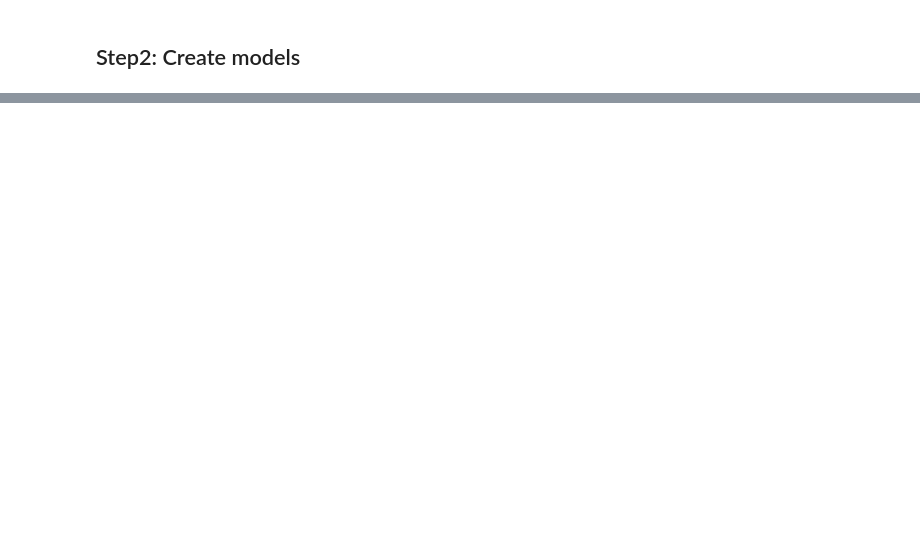
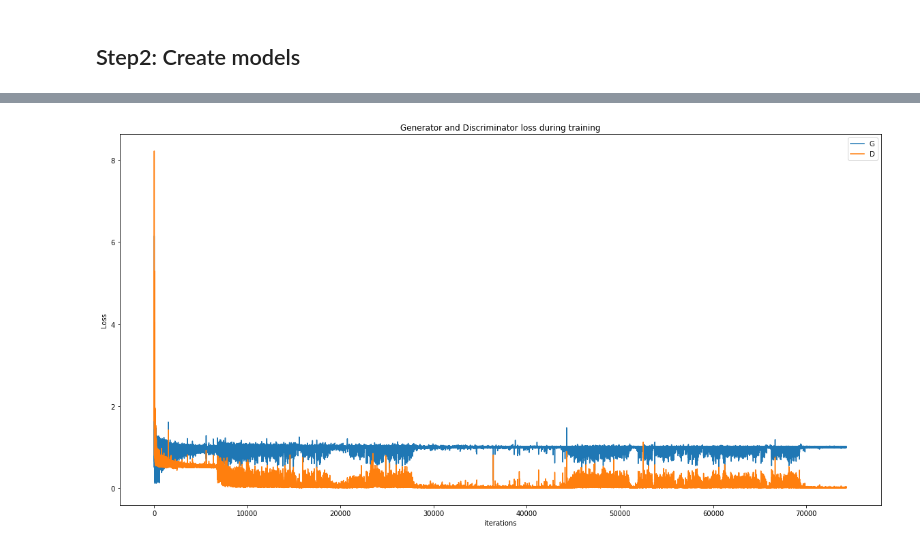
Before and after one commit to KushajveerSingh/SPADE-PyTorch, a Jupyter notebook: src/notebooks/train_model.ipynb, the cells around one changed output, grey strips where cells are left out. Cells and saved outputs as stored; diff of their text form; code cells hidden in the pictures; blank space fills up the shorter version.

```diff
--- a/src/notebooks/train_model.ipynb
+++ b/src/notebooks/train_model.ipynb
@@ -153,6 +148,6 @@ class Discriminator(nn.Module):
         x = self.layer3(x)
         x = self.layer4(x)
         x = F.leaky_relu(self.inst_norm(x))
-        print(x.size())
+
         x = self.conv(x)
-        return x
+        return x.squeeze()
@@ -159,6 +162,28 @@ class Discriminator(nn.Module):
 # %%
-epochs = 200
+epochs = 100
 lr_gen = 0.0001
 lr_dis = 0.0004
+if torch.cuda.is_available():
+    device = torch.device('cuda')
+else:
+    raise Exception('GPU not available')
+torch.backends.cudnn.benchmark = True
+
+gen = Generator(args)
+dis = Discriminator()
+
+gen = gen.to(device)
+dis = dis.to(device)
+
+noise = torch.rand(4, 256)
+noise = noise.to(device)
+img = img.to(device)
+seg = seg.to(device)
+
+criterion = GANLoss()
+
+gen.apply(weights_init)
+dis.apply(weights_init)
+
 optim_gen = torch.optim.Adam(gen.parameters(), lr=lr_gen, betas=(0, 0.999))
 optim_dis = torch.optim.Adam(dis.parameters(), lr=lr_dis, betas=(0, 0.999))
@@ -164,0 +300,14 @@ optim_dis = torch.optim.Adam(dis.parameters(), lr=lr_dis, betas=(0, 0.999))
+# %%
+g_losses = [x.item() for x in G_losses]
+d_losses = [x.item() for x in D_losses]
+# %%
+plt.figure(figsize=(20,10))
+plt.title('Generator and Discriminator loss during training')
+plt.plot(g_losses, label="G")
+plt.plot(d_losses, label="D")
+plt.xlabel("iterations")
+plt.ylabel("Loss")
+plt.legend()
+plt.show()
+# %% [output]
+[figure, added]
```
Also changed, not shown: parts of 11 cells of this notebook, 13 other files.
